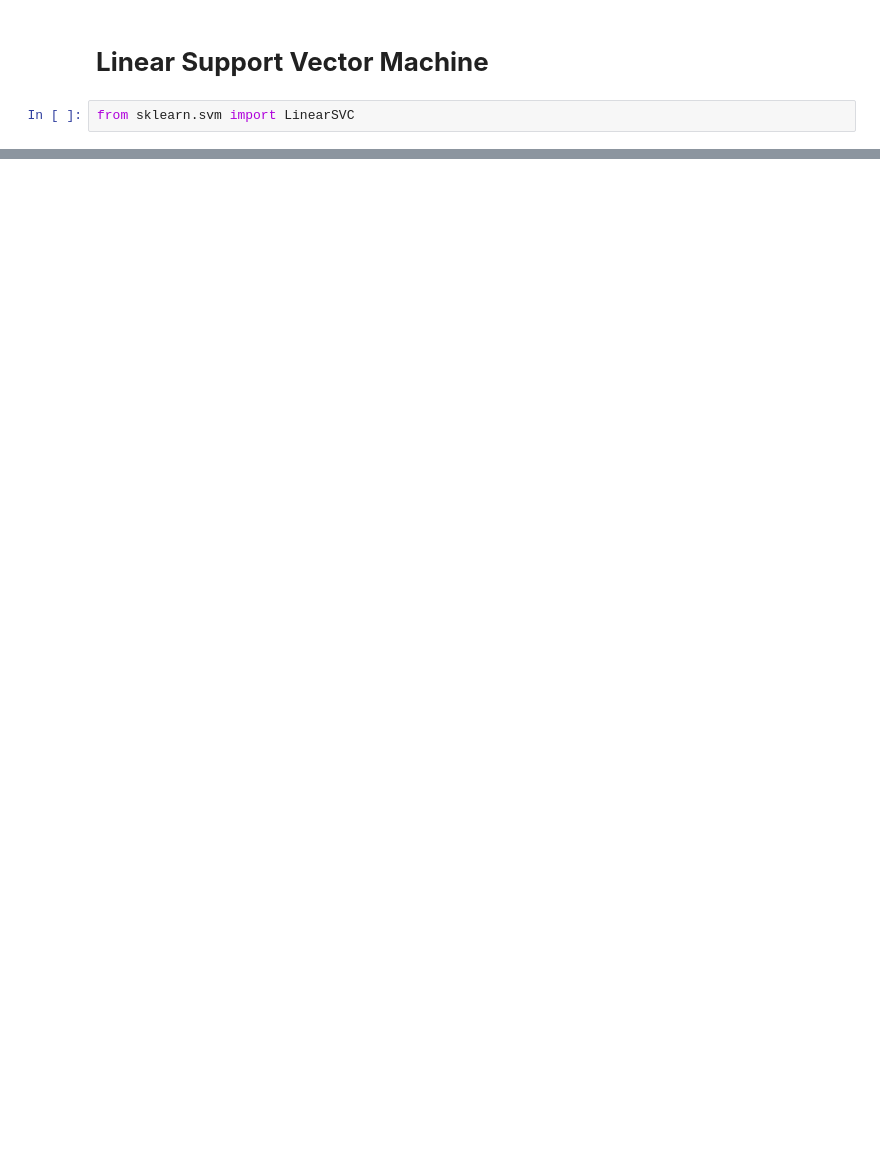
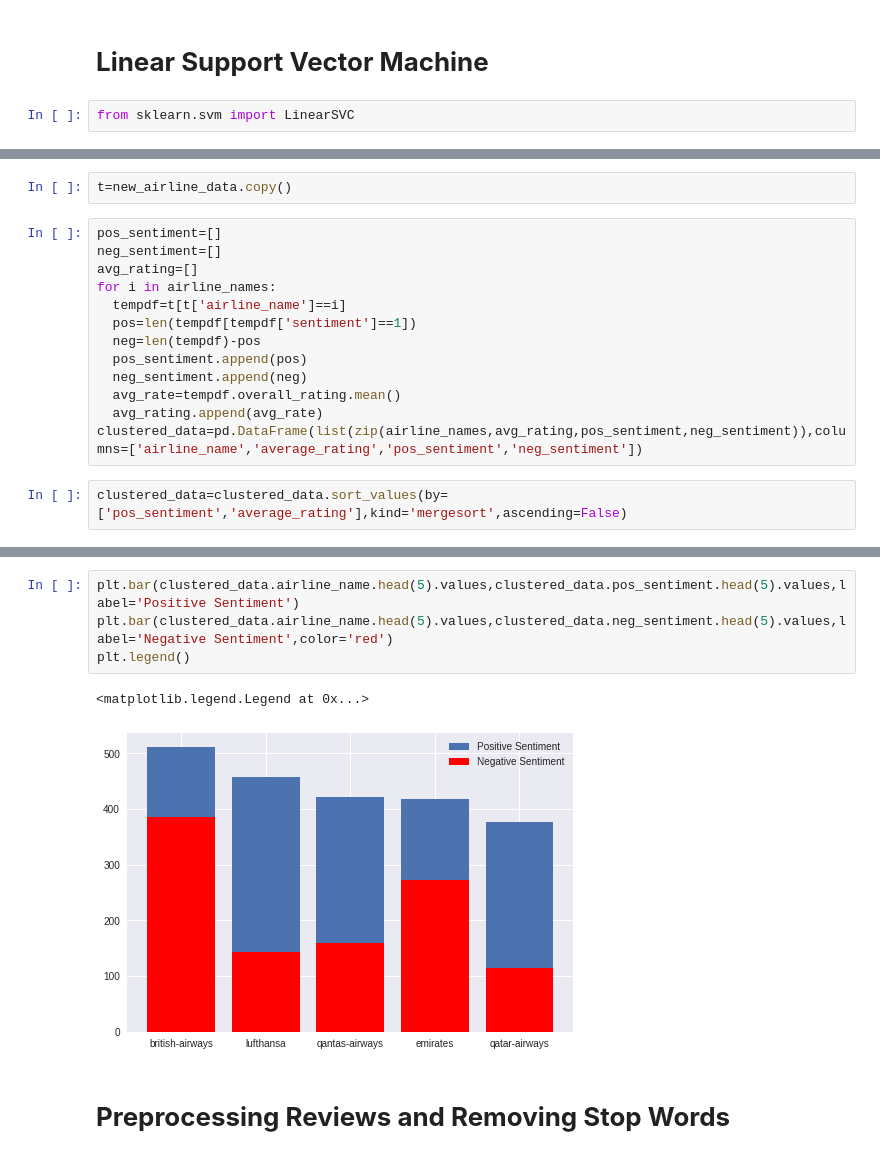
Before and after one commit to vkunal1996/Airport-Reviews-Analysis, a Jupyter notebook: Airline_Quality_Service.ipynb, the cells around one changed output, grey strips where cells are left out. Drawn from its saved outputs; the diff is of its cells as text; blank space fills up the shorter version.

```diff
--- a/Airline_Quality_Service.ipynb
+++ b/Airline_Quality_Service.ipynb
@@ -225,0 +234,17 @@ plt.legend()
+# %%
+t=new_airline_data.copy()
+# %%
+pos_sentiment=[]
+neg_sentiment=[]
+avg_rating=[]
+for i in airline_names:
+  tempdf=t[t['airline_name']==i]
+  pos=len(tempdf[tempdf['sentiment']==1])
+  neg=len(tempdf)-pos
+  pos_sentiment.append(pos)
+  neg_sentiment.append(neg)
+  avg_rate=tempdf.overall_rating.mean()
+  avg_rating.append(avg_rate)
+clustered_data=pd.DataFrame(list(zip(airline_names,avg_rating,pos_sentiment,neg_sentiment)),columns=['airline_name','average_rating','pos_sentiment','neg_sentiment'])
+# %%
+clustered_data=clustered_data.sort_values(by=['pos_sentiment','average_rating'],kind='mergesort',ascending=False)
@@ -225,0 +260,9 @@ plt.legend()
+# %%
+plt.bar(clustered_data.airline_name.head(5).values,clustered_data.pos_sentiment.head(5).values,label='Positive Sentiment')
+plt.bar(clustered_data.airline_name.head(5).values,clustered_data.neg_sentiment.head(5).values,label='Negative Sentiment',color='red')
+plt.legend()
+# %% [output]
+<matplotlib.legend.Legend at 0x...>
+[figure, added]
+# %% [markdown]
+# **Preprocessing Reviews and Removing Stop Words**
```
Also changed, not shown: parts of 31 cells of this notebook.
